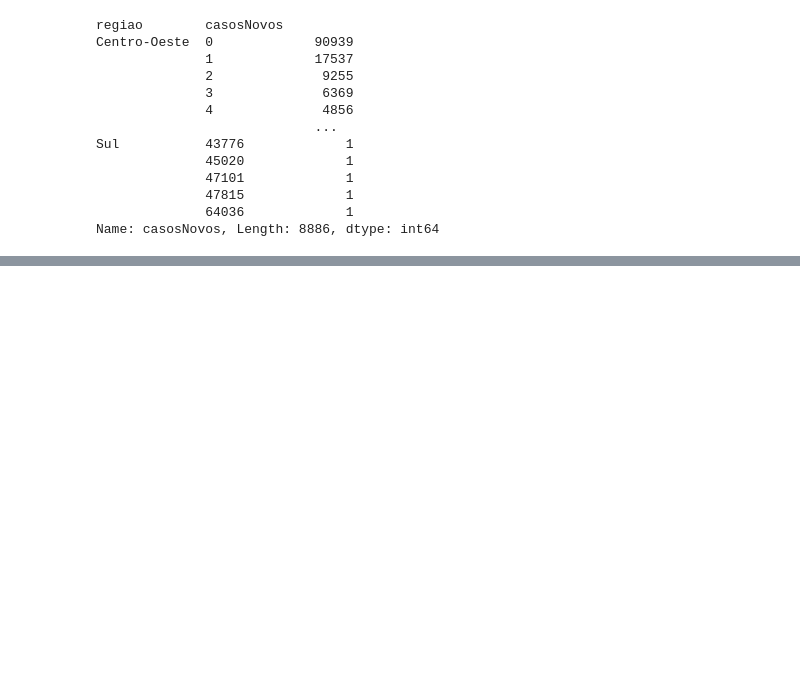
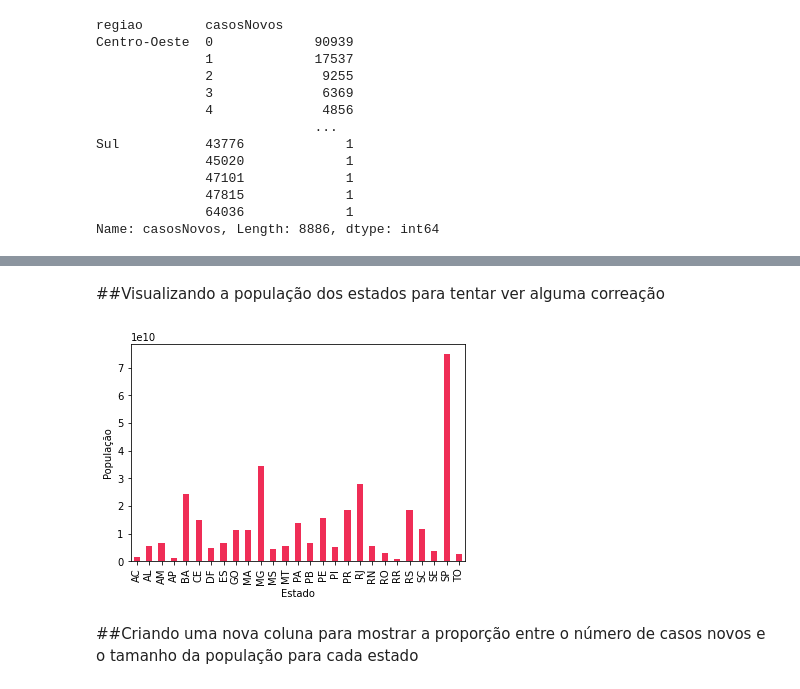
Before and after one commit to GabriellMiranda/TP-Dados-Analise-de-dados-de-covid, a Jupyter notebook: Trabalho_de_Dados.ipynb, the cells around one changed output, grey strips where cells are left out. Drawn from its saved outputs; the diff is of its cells as text; code cells hidden in the pictures; blank space fills up the shorter version.

```diff
--- a/Trabalho_de_Dados.ipynb
+++ b/Trabalho_de_Dados.ipynb
@@ -501,0 +537,12 @@ Name: casosNovos, Length: 8886, dtype: int64
+# %% [markdown]
+##Visualizando a população dos estados para tentar ver alguma correação
+# %%
+GroupState = RegioesBrasilFull.groupby('estado')
+GroupState.sum()['populacaoTCU2019'].plot(kind='bar', color='#EF2D56')
+plt.xlabel('Estado')
+plt.ylabel('População')
+plt.show()
+# %% [output]
+[figure, added]
+# %% [markdown]
+##Criando uma nova coluna para mostrar a proporção entre o número de casos novos e o tamanho da população para cada estado
```
Also changed, not shown: parts of 15 cells of this notebook.
